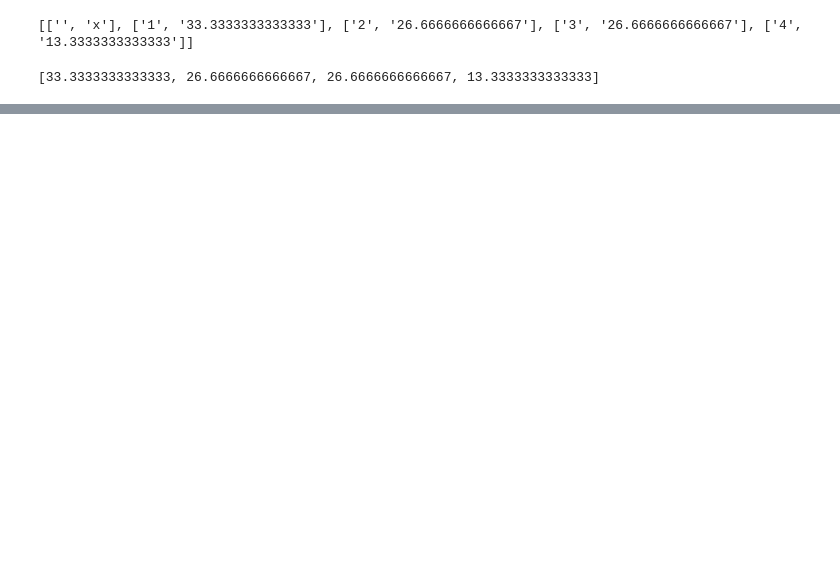
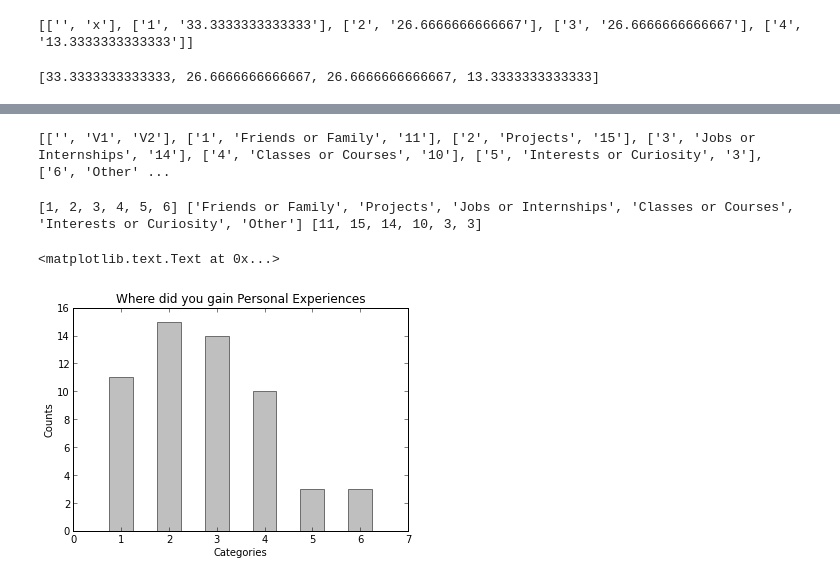
Before and after one commit to SunnySunnia/questionnaire_Group-1, a Jupyter notebook: Visual1.ipynb, the cells around one changed output, grey strips where cells are left out. Drawn from its saved outputs; the diff is of its cells as text; code cells hidden in the pictures; blank space fills up the shorter version.

Commit message:
added personal experiences

```diff
--- a/Visual1.ipynb
+++ b/Visual1.ipynb
@@ -82,0 +86,33 @@ pie(proportion,labels=mylabels,colors=mycolors,autopct='%1.1f%%', shadow=True, s
+# %%
+personal = open("perexp.csv", "r")
+perexp = list(csv.reader(personal))
+print perexp
+# %% [output]
+[['', 'V1', 'V2'], ['1', 'Friends or Family', '11'], ['2', 'Projects', '15'], ['3', 'Jobs or Internships', '14'], ['4', 'Classes or Courses', '10'], ['5', 'Interests or Curiosity', '3'], ['6', 'Other' ...
+# %%
+nn=[]
+perlabels = []
+cts=[]
+for row in perexp[1:]:
+    nn.append(int(row[0]))
+    perlabels.append(row[1])
+    cts.append(int(row[2]))
+print nn, perlabels, cts
+# %% [output]
+[1, 2, 3, 4, 5, 6] ['Friends or Family', 'Projects', 'Jobs or Internships', 'Classes or Courses', 'Interests or Curiosity', 'Other'] [11, 15, 14, 10, 3, 3]
+# %%
+fig, ax = plt.subplots()
+ax.bar(nn, cts, align="center", width=0.5, alpha=0.5,color='grey')
+ax.set_title("Where did you gain Personal Experiences")
+ax.set_xlabel("Categories")
+ax.set_ylabel("Counts");
+#unable to add legends
+# 1:Friends or Family
+# 2:Projects
+# 3:Jobs or Internships
+# 4:Classes
+# 5:Interests or Curiosity
+# 6:Other
+# %% [output]
+<matplotlib.text.Text at 0x...>
+[figure, added]
```
Also changed, not shown: parts of 2 cells of this notebook.
